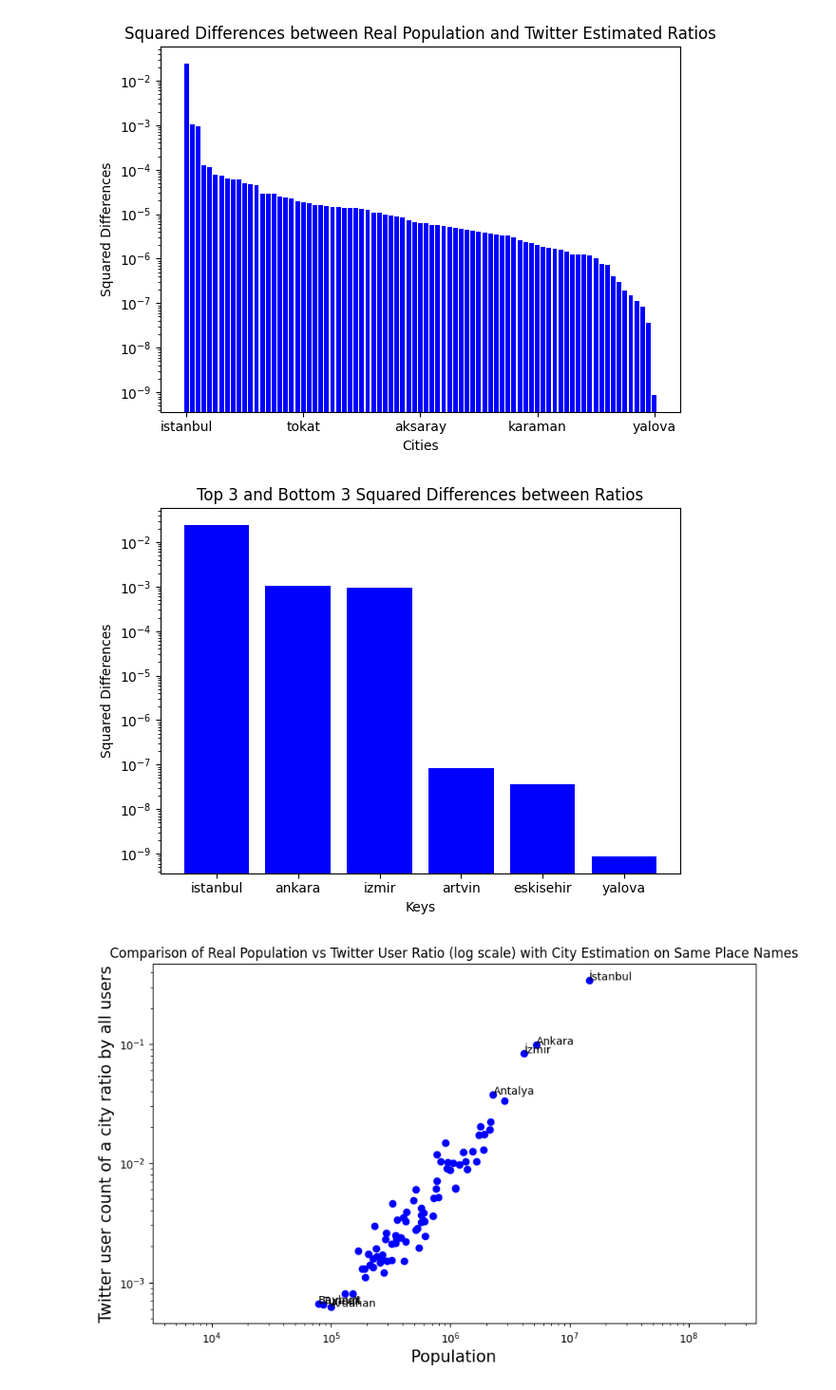
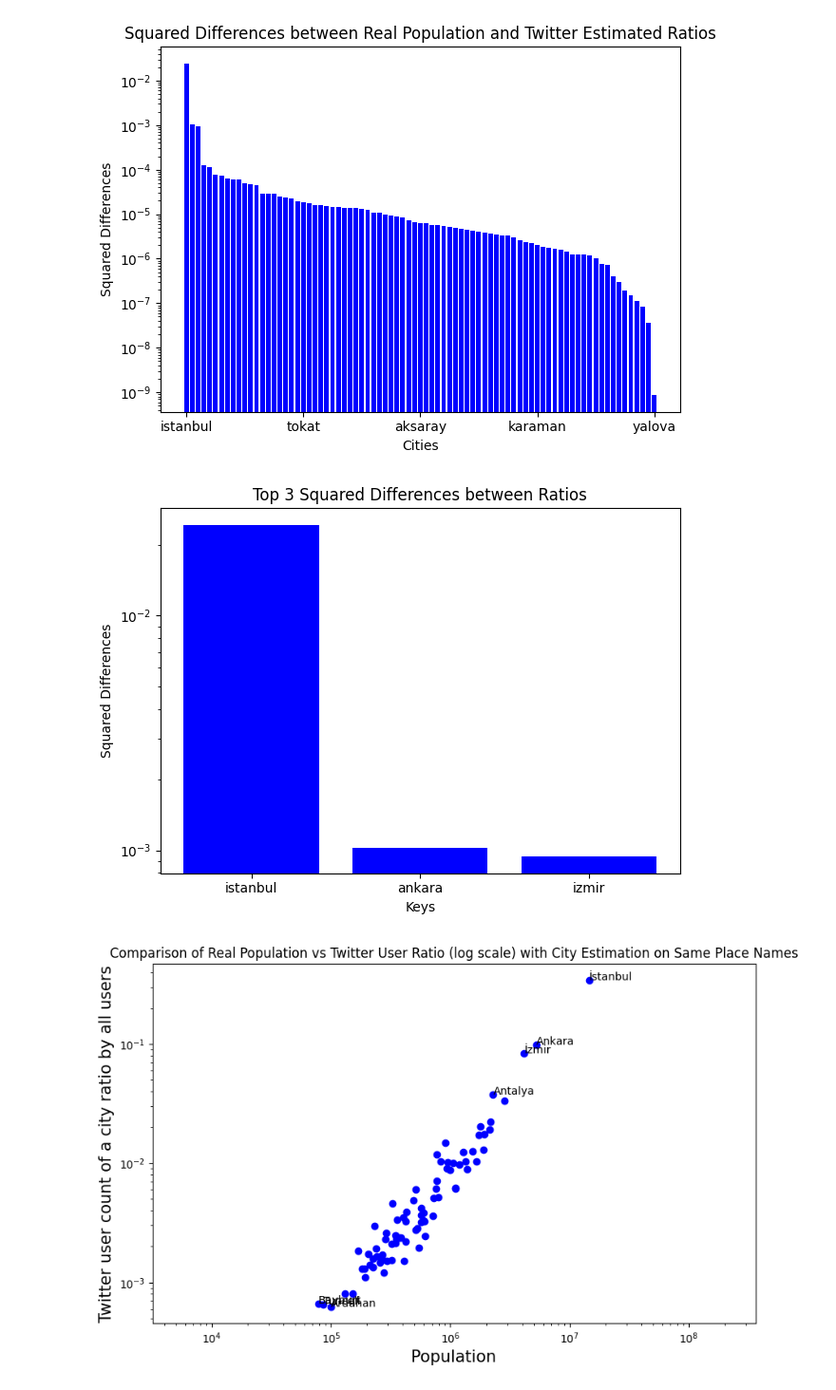
Before and after one commit to alpYener123/FindGeoLocation, a Jupyter notebook: extracting_graphs.ipynb, the cells around one changed output. Shown at 95% size. Saved outputs shown, nothing was run; the diff lists cells and outputs as text; code cells hidden in the pictures.

Commit message:
graphs/individual finished

```diff
--- a/extracting_graphs.ipynb
+++ b/extracting_graphs.ipynb
@@ -115,13 +115,14 @@ def obtain_dict(path):
         print("Sum of the values in the resulting dictionary are bigger than 1. This should not happen.")
         return
 
-def top3_bottom3(obs_dict, est_dict):
+def top3(obs_dict, est_dict):
     squared_diffs = [(key, (obs_dict[key] - est_dict[key]) ** 2) for key in obs_dict]
     squared_diffs.sort(key=lambda x: x[1], reverse=True)  # Sort by squared difference
 
     top_3 = squared_diffs[:3]
-    bottom_3 = squared_diffs[-3:]
-    bars = top_3 + bottom_3
+    #bottom_3 = squared_diffs[-3:]
+    bars = top_3
+    # + bottom_3
     keys = [item[0] for item in bars]
     squared_differences = [item[1] for item in bars]
 
@@ -129,7 +130,7 @@ def top3_bottom3(obs_dict, est_dict):
     plt.bar(range(len(bars)), squared_differences, color='blue')
     plt.xlabel('Keys')
     plt.ylabel('Squared Differences')
-    plt.title('Top 3 and Bottom 3 Squared Differences between Ratios')
+    plt.title('Top 3 Squared Differences between Ratios')
 
     # Customize x-axis ticks and labels
     plt.xticks(range(len(bars)), keys)
@@ -198,10 +199,10 @@ plot.savefig("graphs/individual/guess_userloc/sqdiff_all")
 # %% [output]
 [figure]
 # %%
-plot = top3_bottom3(obs_dict, est_dict)
-plot.savefig("graphs/individual/guess_userloc/sqdiff_top3bottom3")
+plot = top3(obs_dict, est_dict)
+plot.savefig("graphs/individual/guess_userloc/sqdiff_top3")
 # %% [output]
-[figure, old version]
+[figure, new version]
 # %%
 plot = ratio_vs_real(pop_dict, est_dict)
 plot.savefig("graphs/individual/guess_userloc/ratio_vs_real")
```
Also changed, not shown: parts of 21 cells of this notebook, 19 other files.
